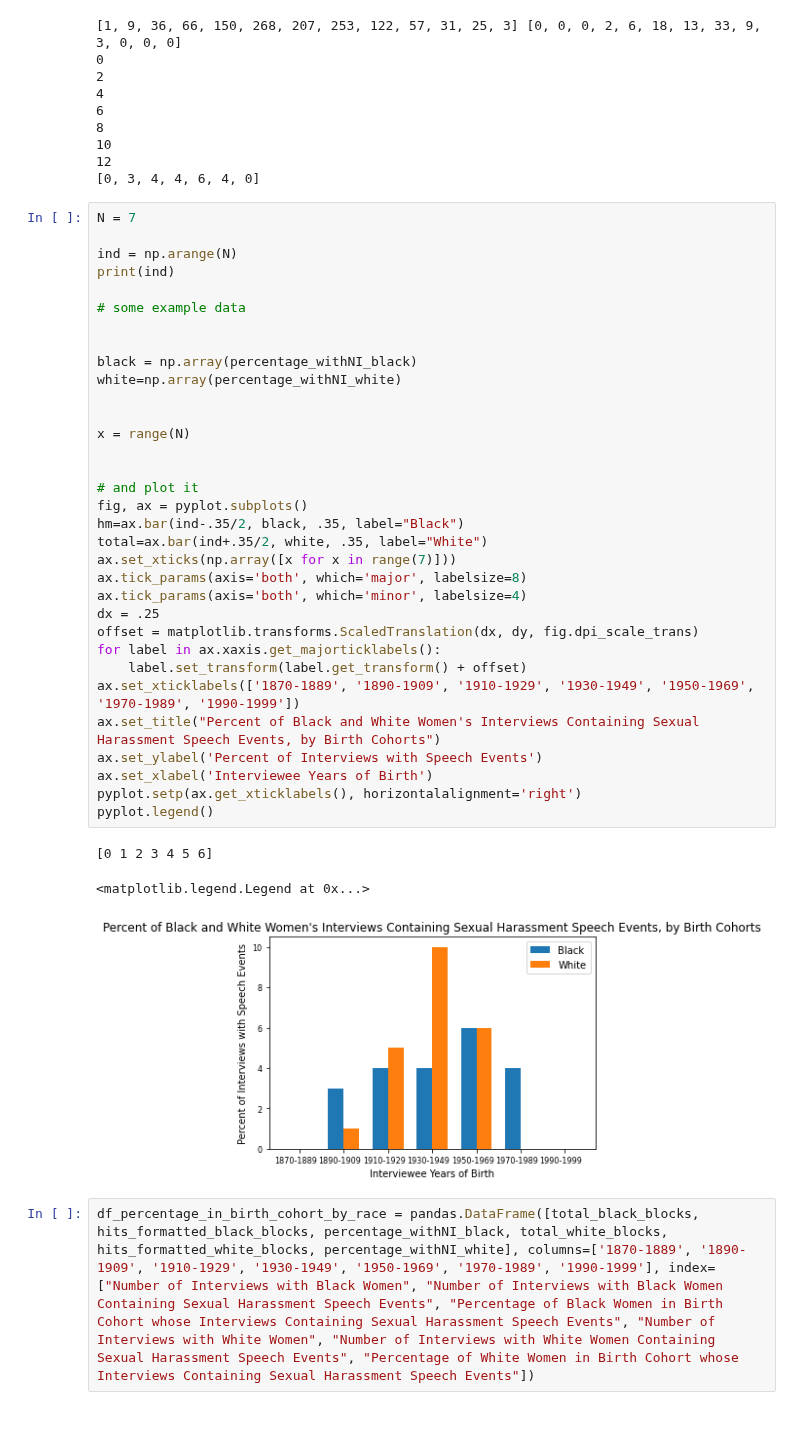
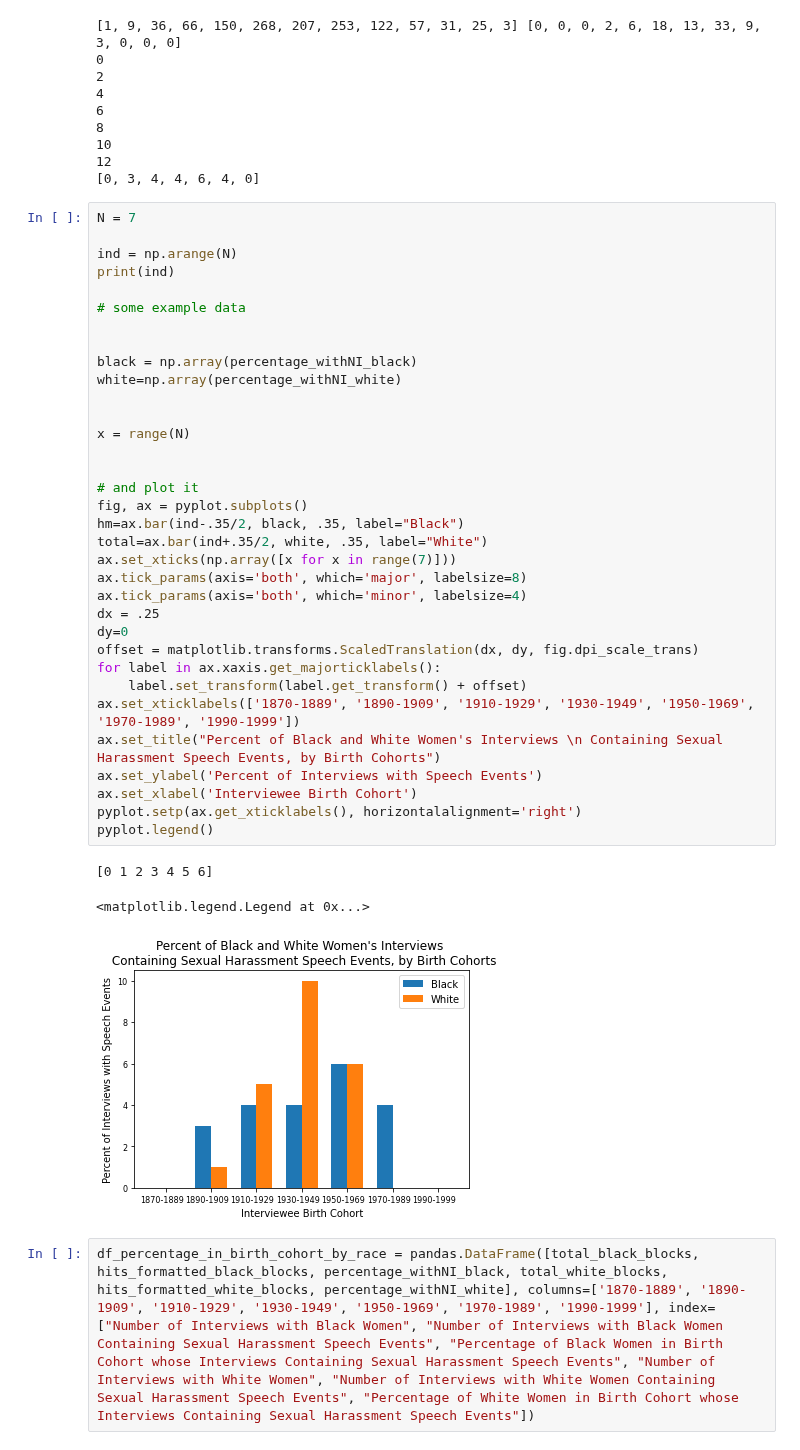
Before and after one commit to ohtap/ohtap, a Jupyter notebook: Research_Question_1/Harassment_paper_work.ipynb, the cells around one changed output. Cells and saved outputs as stored; diff of their text form; blank space fills up the shorter version.

Commit message:
more charts for harssment paper

```diff
--- a/Research_Question_1/Harassment_paper_work.ipynb
+++ b/Research_Question_1/Harassment_paper_work.ipynb
@@ -253,36 +253,37 @@ ind = np.arange(N)
 print(ind)
 
 # some example data
 
 
 black = np.array(percentage_withNI_black)
 white=np.array(percentage_withNI_white)
 
 
 x = range(N)
 
 
 # and plot it
 fig, ax = pyplot.subplots()
 hm=ax.bar(ind-.35/2, black, .35, label="Black")
 total=ax.bar(ind+.35/2, white, .35, label="White")
 ax.set_xticks(np.array([x for x in range(7)]))
 ax.tick_params(axis='both', which='major', labelsize=8)
 ax.tick_params(axis='both', which='minor', labelsize=4)
 dx = .25
+dy=0
 offset = matplotlib.transforms.ScaledTranslation(dx, dy, fig.dpi_scale_trans)
 for label in ax.xaxis.get_majorticklabels():
     label.set_transform(label.get_transform() + offset)
 ax.set_xticklabels(['1870-1889', '1890-1909', '1910-1929', '1930-1949', '1950-1969', '1970-1989', '1990-1999'])
-ax.set_title("Percent of Black and White Women's Interviews Containing Sexual Harassment Speech Events, by Birth Cohorts")
+ax.set_title("Percent of Black and White Women's Interviews \n Containing Sexual Harassment Speech Events, by Birth Cohorts")
 ax.set_ylabel('Percent of Interviews with Speech Events')
-ax.set_xlabel('Interviewee Years of Birth')
+ax.set_xlabel('Interviewee Birth Cohort')
 pyplot.setp(ax.get_xticklabels(), horizontalalignment='right')
 pyplot.legend()
 # %% [output]
 [0 1 2 3 4 5 6]
 <matplotlib.legend.Legend at 0x...>
-[figure, old version]
+[figure, new version]
 # %%
 df_percentage_in_birth_cohort_by_race = pandas.DataFrame([total_black_blocks, hits_formatted_black_blocks, percentage_withNI_black, total_white_blocks, hits_formatted_white_blocks, percentage_withNI_white], columns=['1870-1889', '1890-1909', '1910-1929', '1930-1949', '1950-1969', '1970-1989', '1990-1999'], index=["Number of Interviews with Black Women", "Number of Interviews with Black Women Containing Sexual Harassment Speech Events", "Percentage of Black Women in Birth Cohort whose Interviews Containing Sexual Harassment Speech Events", "Number of Interviews with White Women", "Number of Interviews with White Women Containing Sexual Harassment Speech Events", "Percentage of White Women in Birth Cohort whose Interviews Containing Sexual Harassment Speech Events"])
 # %%
```
Also changed, not shown: parts of 18 cells of this notebook.
